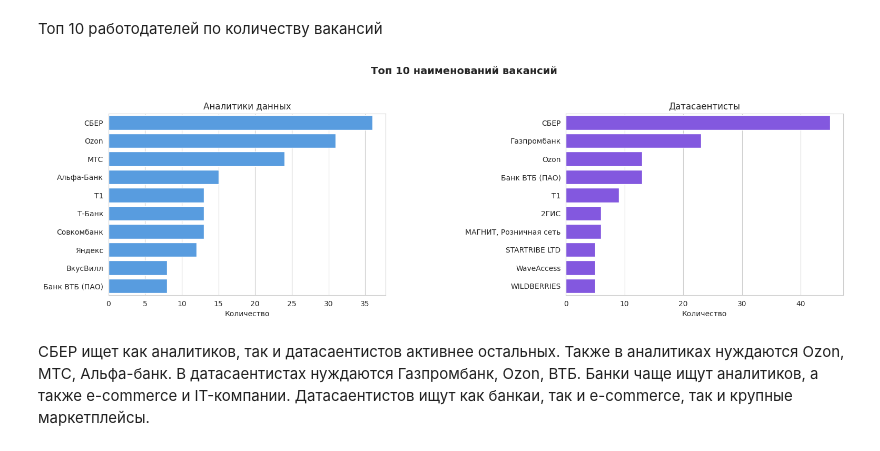
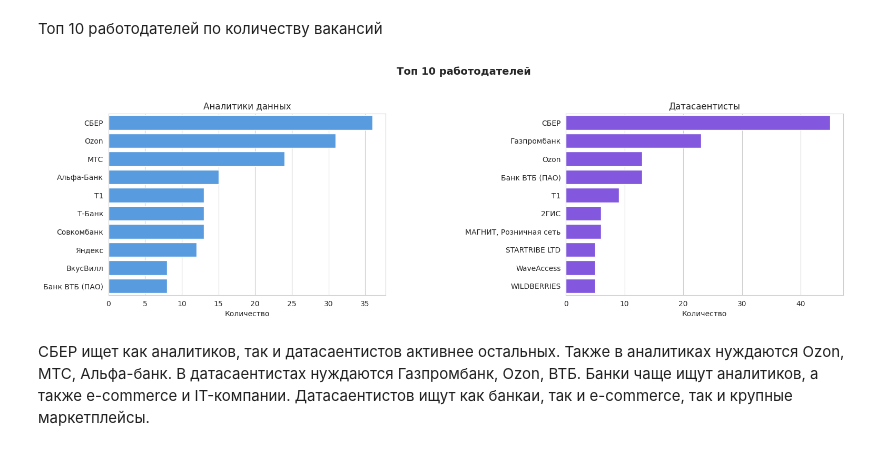
Before and after one commit to GrigTr/DA_DS_analysis, a Jupyter notebook: DA_и_DS_анализ_вакансий_HH.ipynb, the cells around one changed output. Cells and saved outputs as stored; diff of their text form; code cells hidden in the pictures.

```diff
--- a/DA_и_DS_анализ_вакансий_HH.ipynb
+++ b/DA_и_DS_анализ_вакансий_HH.ipynb
@@ -534,8 +553,8 @@ def plot_popular_val(column: str, n_top: int, title: str, wspace: float) -> None
   fig, ax = plt.subplots(figsize=(18, 5), nrows=1, ncols=2)
 
   # Создаем столбчатую диаграмму
-  sns.barplot(data=df.query("area_spec == 'DA'")[:10], y=column, x='amount', orient='h', ax=ax[0], color=COLORS['da'])
-  sns.barplot(data=df.query("area_spec == 'DS'")[:10], y=column, x='amount', orient='h', ax=ax[1], color=COLORS['ds'])
+  sns.barplot(data=df.query("area_spec == 'DA'")[:10], y=column, x='amount', orient='h', ax=ax[0], color=COLORS['DA'])
+  sns.barplot(data=df.query("area_spec == 'DS'")[:10], y=column, x='amount', orient='h', ax=ax[1], color=COLORS['DS'])
   ax[0].set_xlabel('Количество')
   ax[0].set_ylabel('')
   ax[0].set_title('Аналитики данных')
@@ -565,9 +584,9 @@ plot_popular_val('name', 10, 'Топ 10 наименований ваканси
 # %% [markdown]
 Топ 10 работодателей по количеству вакансий
 # %%
-plot_popular_val('employer', 10, 'Топ 10 наименований вакансий', wspace=0.65)
+plot_popular_val('employer', 10, 'Топ 10 работодателей', wspace=0.65)
 # %% [output]
-[figure, old version]
+[figure, new version]
 # %% [markdown]
 СБЕР ищет как аналитиков, так и датасаентистов активнее остальных. Также в аналитиках нуждаются Ozon, МТС, Альфа-банк. В датасаентистах нуждаются Газпромбанк, Ozon, ВТБ.
 Банки чаще ищут аналитиков, а также e-commerce и IT-компании. Датасаентистов ищут как банкаи, так и e-commerce, так и крупные маркетплейсы.
```
Also changed, not shown: parts of 52 cells of this notebook.
